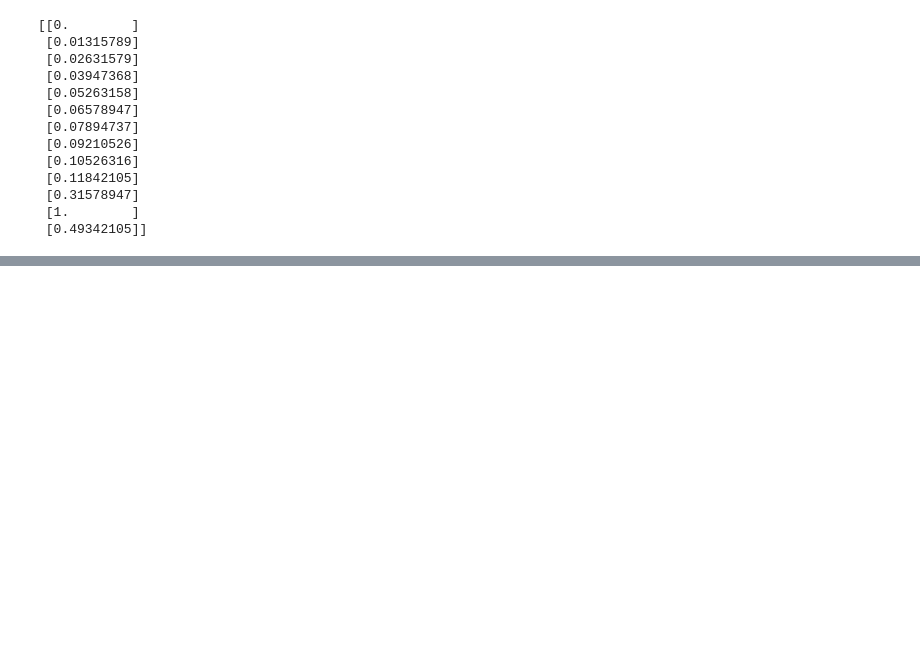
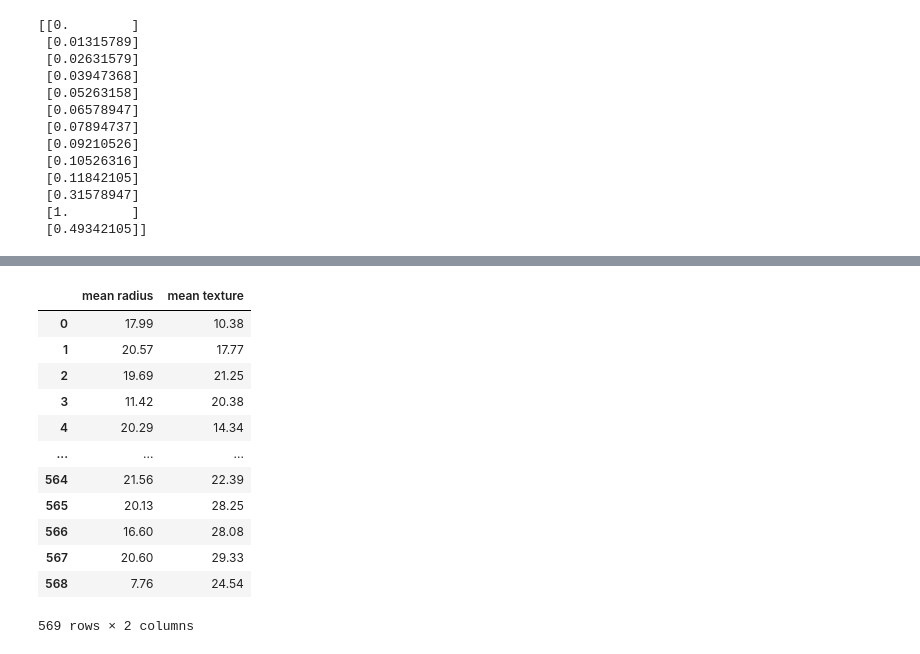
Before and after one commit to eeyeji/MachineLearning, a Jupyter notebook: 2일차/day02.ipynb, the cells around one changed output, grey strips where cells are left out. Cells and saved outputs as stored; diff of their text form; code cells hidden in the pictures; blank space fills up the shorter version.

```diff
--- a/2일차/day02.ipynb
+++ b/2일차/day02.ipynb
@@ -166,0 +246,16 @@ print(scaled_data)
+# %%
+can[["mean radius", "mean texture"]]
+# %% [output]
+|  | mean radius | mean texture |
+| 0 | 17.99 | 10.38 |
+| 1 | 20.57 | 17.77 |
+| 2 | 19.69 | 21.25 |
+| 3 | 11.42 | 20.38 |
+| 4 | 20.29 | 14.34 |
+| ... | ... | ... |
+| 564 | 21.56 | 22.39 |
+| 565 | 20.13 | 28.25 |
+| 566 | 16.60 | 28.08 |
+| 567 | 20.60 | 29.33 |
+| 568 | 7.76 | 24.54 |
+569 rows × 2 columns
```
Also changed, not shown: parts of 17 cells of this notebook.
